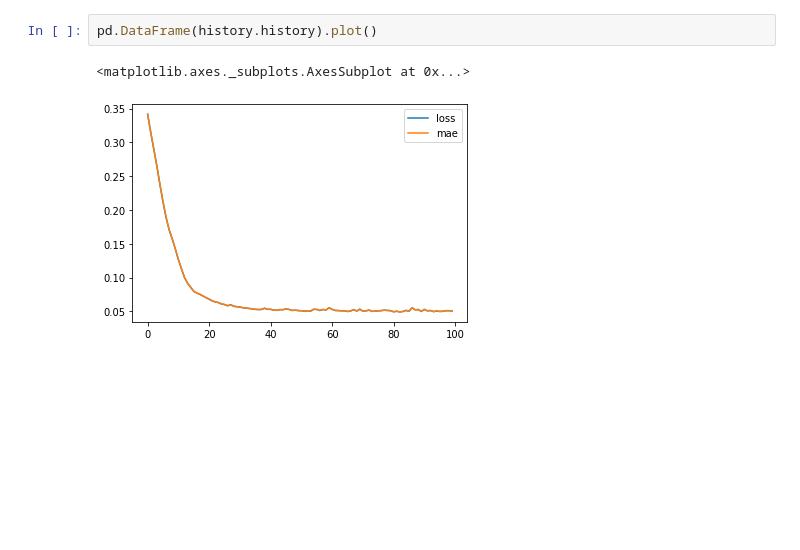
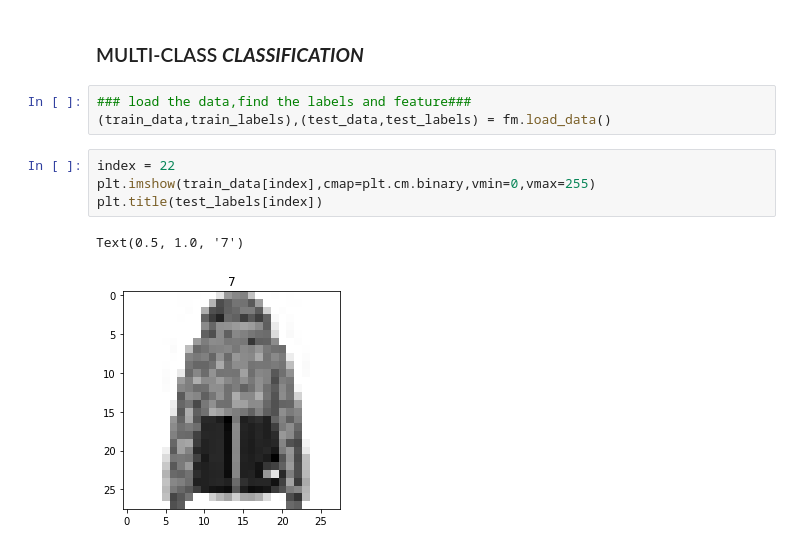
Before and after one commit to awannabecs/PublicTensorflowRepository, a Jupyter notebook: Untitled0.ipynb, the cells around one changed output. Saved outputs shown, nothing was run; the diff lists cells and outputs as text; blank space fills up the shorter version.

```diff
--- a/Untitled0.ipynb
+++ b/Untitled0.ipynb
@@ -82,5 +10,12 @@ Epoch 100/100
-# %%
-pd.DataFrame(history.history).plot()
-# %% [output]
-<matplotlib.axes._subplots.AxesSubplot at 0x...>
-[figure, removed]
+# %% [markdown]
+### MULTI-CLASS ***CLASSIFICATION*** ###
+# %%
+### load the data,find the labels and feature###
+(train_data,train_labels),(test_data,test_labels) = fm.load_data()
+# %%
+index = 22
+plt.imshow(train_data[index],cmap=plt.cm.binary,vmin=0,vmax=255)
+plt.title(test_labels[index])
+# %% [output]
+Text(0.5, 1.0, '7')
+[figure, added]
```
Also changed, not shown: parts of 10 cells of this notebook.
